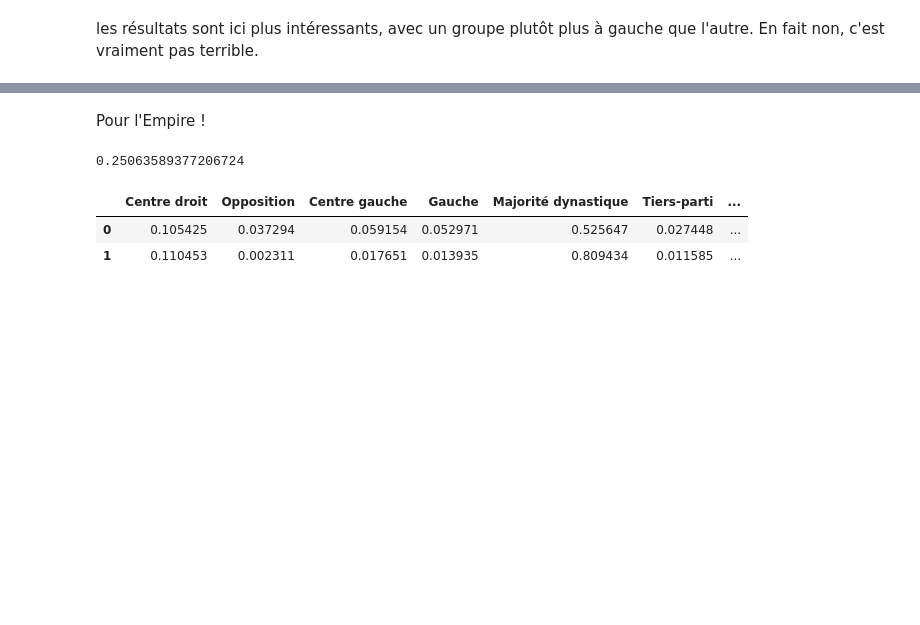
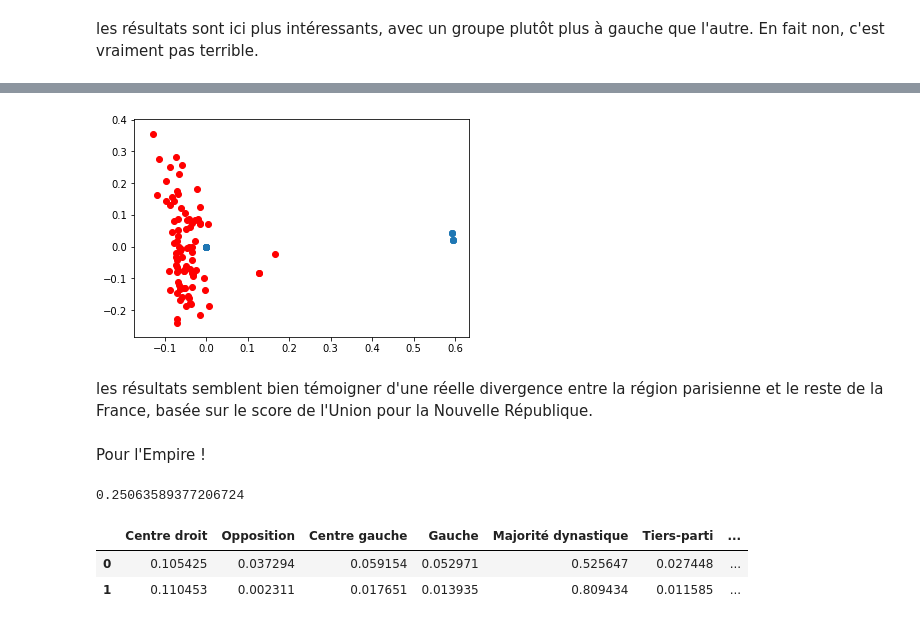
Before and after one commit to dusylvain/Projet-Python-deputes, a Jupyter notebook: clustering.ipynb, the cells around one changed output, grey strips where cells are left out. Saved outputs shown, nothing was run; the diff lists cells and outputs as text; code cells hidden in the pictures; blank space fills up the shorter version.

```diff
--- a/clustering.ipynb
+++ b/clustering.ipynb
@@ -192,3 +194,12 @@ ValueError: Input contains NaN, infinity or a value too large for dtype('float64
+# %%
+#depmt_groupe_5=depmt_groupe_5[depmt_groupe_5[' Non inscrit'].notna()]#on enlève les colonies sans données
+proj=acp.fit_transform(depmt_groupe_5metr)
+df.drop(['code_insee', 'nuts3', 'wikipedia', 'geometry'], axis='columns', inplace=True)
+nuagepoint(df)
+# %% [output]
+[figure, added]
+# %% [markdown]
+les résultats semblent bien témoigner d'une réelle divergence entre la région parisienne et le reste de la France, basée sur le score de l'Union pour la Nouvelle République.
 # %% [markdown]
 Pour l'Empire !
 # %%
```
Also changed, not shown: parts of 8 cells of this notebook.
